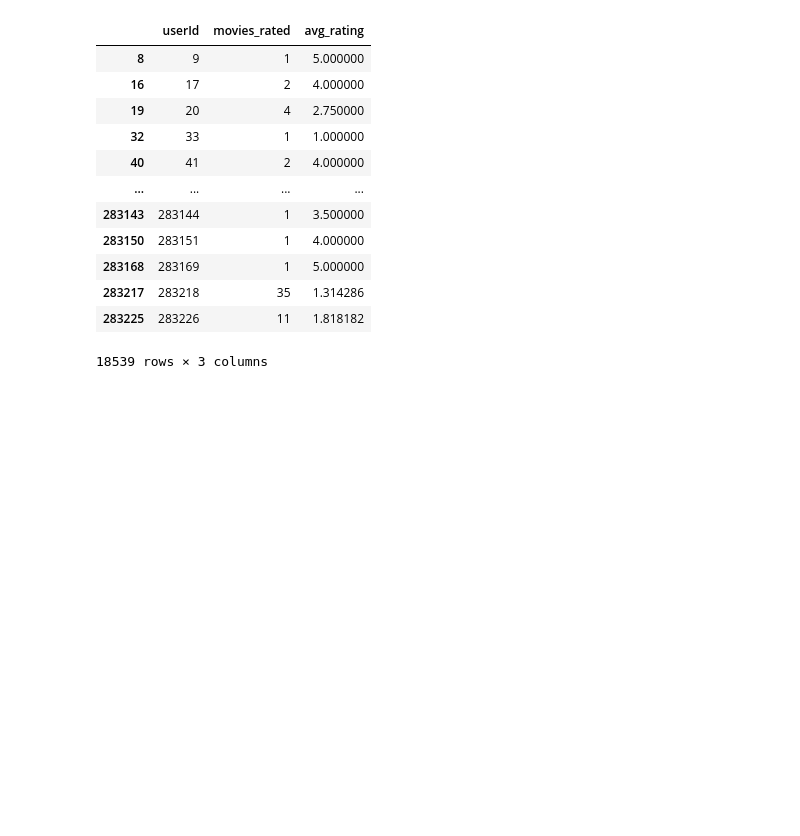
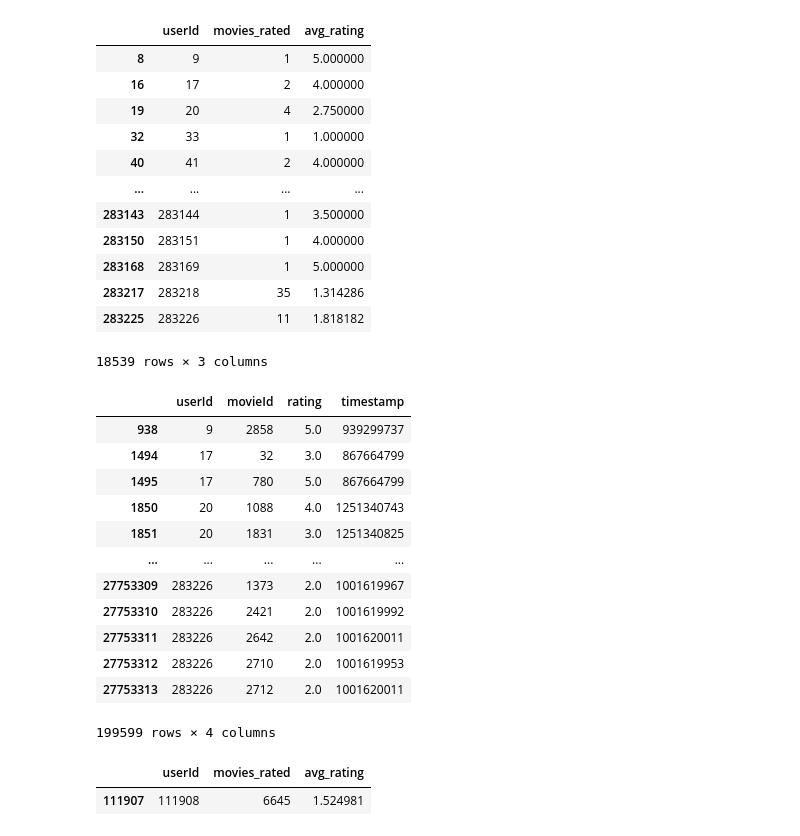
Before and after one commit to Razjoh/Machine-learning-Rasmus-Johansson, a Jupyter notebook: Labb/EDA.ipynb, the cells around one changed output. Saved outputs shown, nothing was run; the diff lists cells and outputs as text; code cells hidden in the pictures; blank space fills up the shorter version.

```diff
--- a/Labb/EDA.ipynb
+++ b/Labb/EDA.ipynb
@@ -285,7 +285,8 @@ users_info.describe()
 | 75% | 212421.250000 | 95.000000 | 4.000000 |
 | max | 283228.000000 | 23715.000000 | 5.000000 |
 # %%
-users_info.query("movies_rated < 5 or avg_rating < 2")
+bad_users = users_info.query("movies_rated < 5 or avg_rating < 2")
+bad_users
 # %% [output]
 |  | userId | movies_rated | avg_rating |
 | 8 | 9 | 1 | 5.000000 |
@@ -300,3 +301,24 @@ users_info.query("movies_rated < 5 or avg_rating < 2")
 | 283217 | 283218 | 35 | 1.314286 |
 | 283225 | 283226 | 11 | 1.818182 |
 18539 rows × 3 columns
+# %%
+df_ratings[df_ratings["userId"].isin(bad_users["userId"])]
+# %% [output]
+|  | userId | movieId | rating | timestamp |
+| 938 | 9 | 2858 | 5.0 | 939299737 |
+| 1494 | 17 | 32 | 3.0 | 867664799 |
+| 1495 | 17 | 780 | 5.0 | 867664799 |
+| 1850 | 20 | 1088 | 4.0 | 1251340743 |
+| 1851 | 20 | 1831 | 3.0 | 1251340825 |
+| ... | ... | ... | ... | ... |
+| 27753309 | 283226 | 1373 | 2.0 | 1001619967 |
+| 27753310 | 283226 | 2421 | 2.0 | 1001619992 |
+| 27753311 | 283226 | 2642 | 2.0 | 1001620011 |
+| 27753312 | 283226 | 2710 | 2.0 | 1001619953 |
+| 27753313 | 283226 | 2712 | 2.0 | 1001620011 |
+199599 rows × 4 columns
+# %%
+bad_users[bad_users["movies_rated"] == bad_users["movies_rated"].max()]
+# %% [output]
+|  | userId | movies_rated | avg_rating |
+| 111907 | 111908 | 6645 | 1.524981 |
```
Also changed, not shown: parts of 2 cells of this notebook.
